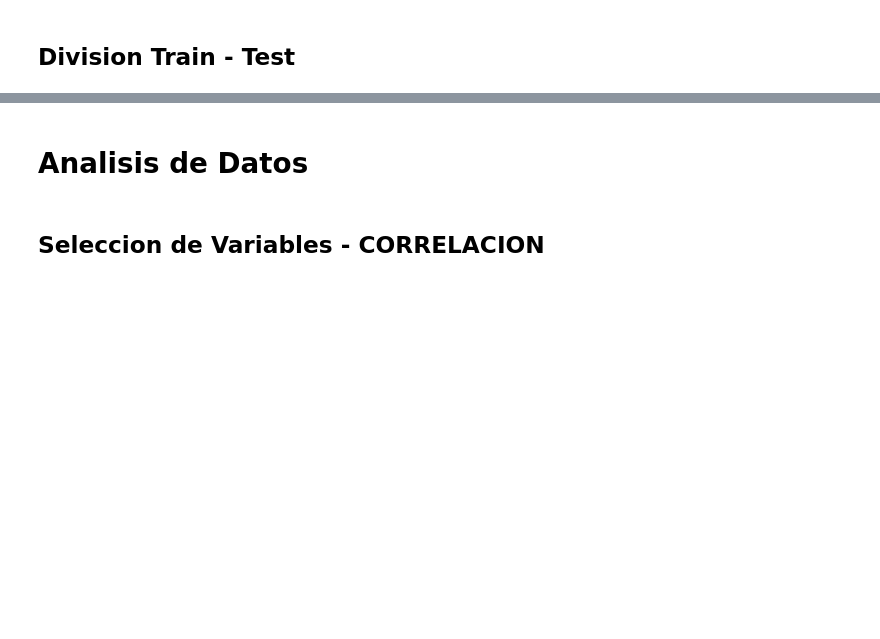
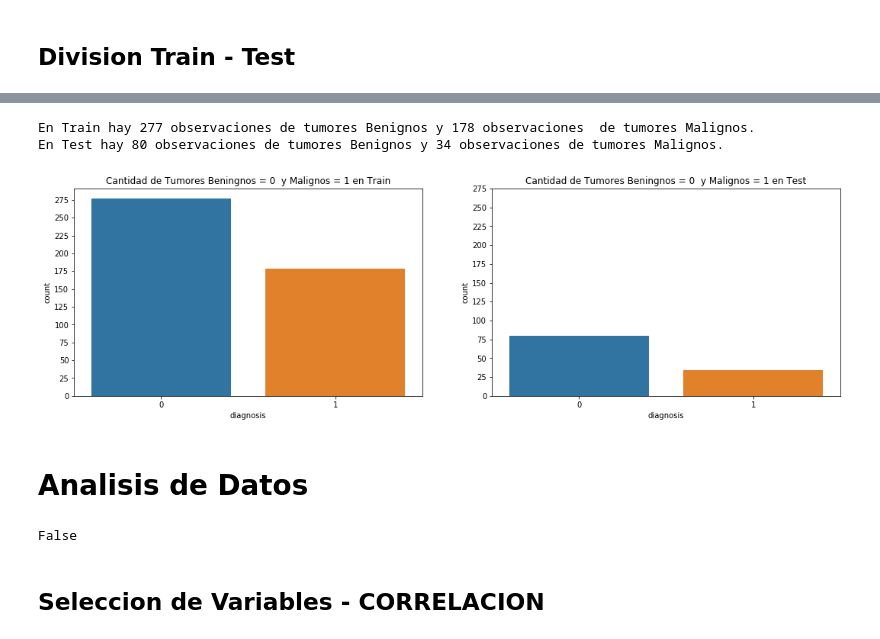
Before and after one commit to giselamorrone/EANT, a Jupyter notebook: Main.ipynb, the cells around one changed output, grey strips where cells are left out. Cells and saved outputs as stored; diff of their text form; code cells hidden in the pictures; blank space fills up the shorter version.

```diff
--- a/Main.ipynb
+++ b/Main.ipynb
@@ -75,23 +97,29 @@ y_train_bkp = y_train.copy()
 y_test_bkp = y_test.copy()
 # %%
 #Chequeo cuantos casos de Tumores Benignos y Malignos quedaron por dataset
-f,ax=plt.subplots(1,2,figsize=(18,8))
+f,ax=plt.subplots(1,2,figsize=(18,5))
 sb.countplot(y_train,label="Cant",ax=ax[0])
 ax[0].set_title('Cantidad de Tumores Beningnos = 0  y Malignos = 1 en Train')
 ax[0].set_yticks(range(0,300,25))
 sb.countplot(y_test,label="Cant",ax=ax[1])
 ax[1].set_title('Cantidad de Tumores Beningnos = 0  y Malignos = 1 en Test')
 ax[1].set_yticks(range(0,300,25))
 B_train, M_train = y_train.value_counts()
 B_test, M_test = y_test.value_counts()
 print('En Train hay {} observaciones de tumores Benignos y {} observaciones  de tumores Malignos.\nEn Test \
 hay {} observaciones de tumores Benignos y {} observaciones de tumores Malignos.'.format(B_train,M_train,B_test,M_test))
 plt.show()
+# %% [output]
+En Train hay 277 observaciones de tumores Benignos y 178 observaciones  de tumores Malignos.
+En Test hay 80 observaciones de tumores Benignos y 34 observaciones de tumores Malignos.
+[figure, added]
 # %% [markdown]
 # Analisis de Datos
 # %%
 #Busco Nulos
-X_train.isnull().sum()
+X_train.isnull().values.any()
+# %% [output]
+False
 # %% [markdown]
 ## Seleccion de Variables - CORRELACION
 # %% [markdown]
```
Also changed, not shown: parts of 51 cells of this notebook, 1 other file.
